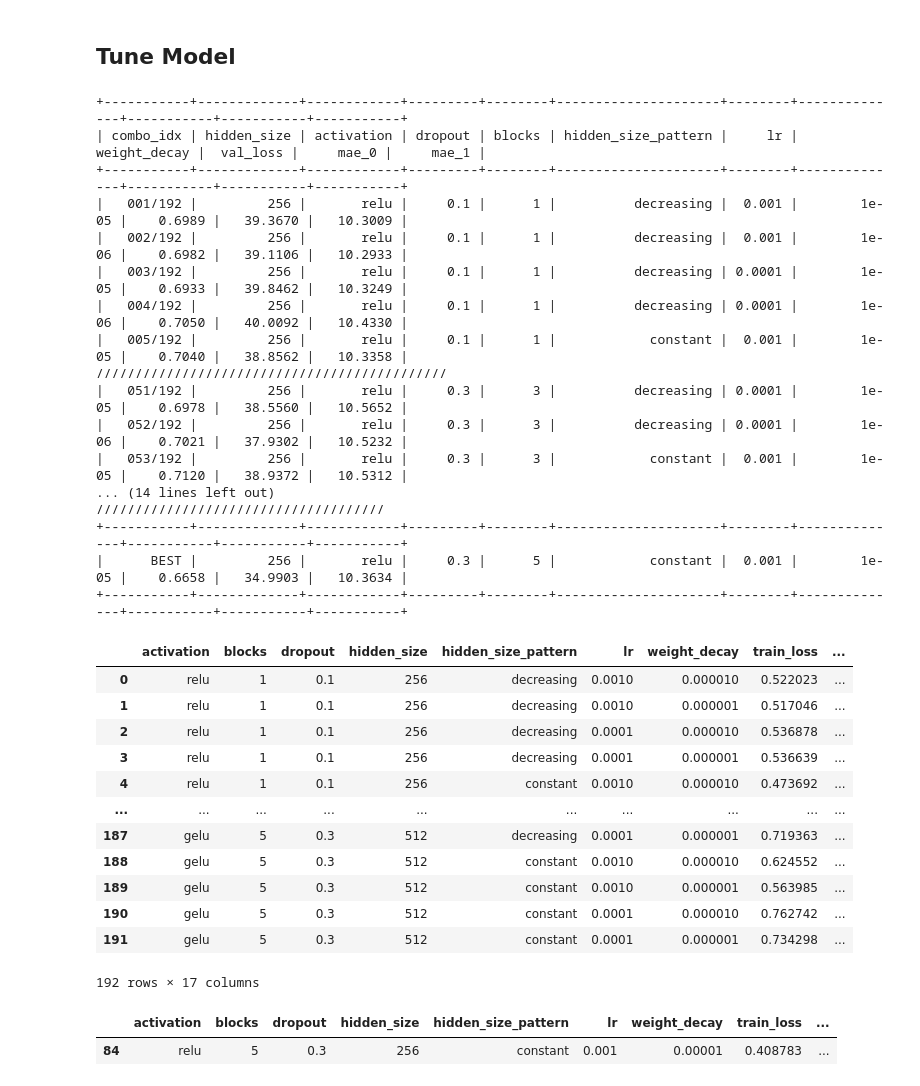
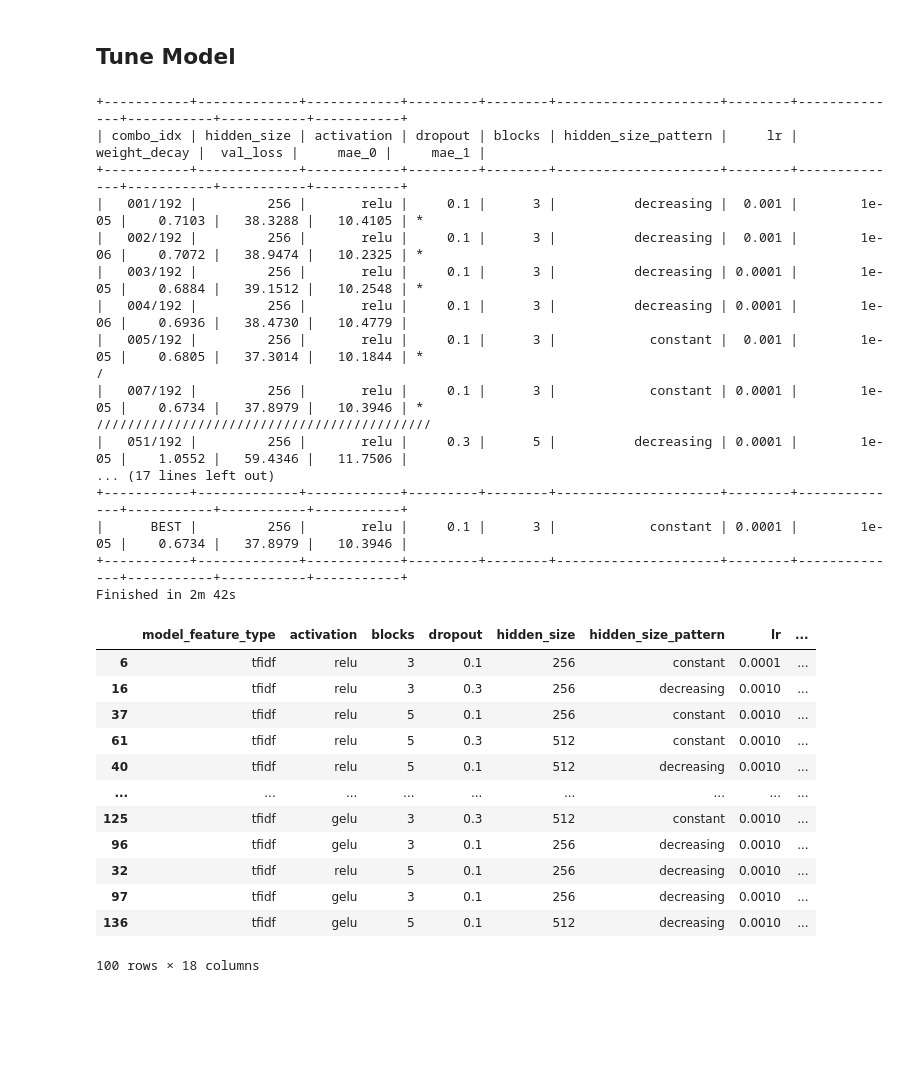
Before and after one commit to dimitris-kr/AgoraPottery, a Jupyter notebook: 02_chronology_prediction/NN/regression/02_model_tuning.ipynb, the cells around one changed output. Drawn from its saved outputs; the diff is of its cells as text; code cells hidden in the pictures; blank space fills up the shorter version.

Commit message:
tuning / save and visualize results

```diff
--- a/02_chronology_prediction/NN/regression/02_model_tuning.ipynb
+++ b/02_chronology_prediction/NN/regression/02_model_tuning.ipynb
@@ -79,7 +82,7 @@ param_grid = {
     # "dropout": [0, 0.1, 0.3, 0.5],
     "dropout": [0.1, 0.3],
     # "blocks": [1, 2, 3, 5, 10],
-    "blocks": [1, 3, 5],
+    "blocks": [3, 5, 10],
     "hidden_size_pattern": ["decreasing", "constant"],
 
     # Training Params
@@ -91,42 +97,55 @@ param_grid = {
 # %%
-results, best_result = tune(param_grid, [X_dim["tfidf"]], y_dim, loaders["train"]["tfidf"], loaders["val"]["tfidf"], criterion, metrics, device, ["mae"], y_scaler, chronology_target="years")
+feature_type = "tfidf"
+hp_result, hp_history = tune(
+    param_grid,
+    [X_dim[feature_type]],
+    y_dim,
+    loaders["train"][feature_type],
+    loaders["val"][feature_type],
+    criterion,
+    metrics,
+    device,
+    y_scaler,
+    log_metrics=["mae"],
+    chronology_target="years"
+)
+
+hp_results[feature_type] = hp_result
+
+hp_history.insert(0, 'model_feature_type', feature_type)
+hp_histories += [hp_history]
 # %% [output]
 +-----------+-------------+------------+---------+--------+---------------------+--------+--------------+-----------+-----------+-----------+
 | combo_idx | hidden_size | activation | dropout | blocks | hidden_size_pattern |     lr | weight_decay |  val_loss |     mae_0 |     mae_1 |
 +-----------+-------------+------------+---------+--------+---------------------+--------+--------------+-----------+-----------+-----------+
-|   001/192 |         256 |       relu |     0.1 |      1 |          decreasing |  0.001 |        1e-05 |    0.6989 |   39.3670 |   10.3009 |
-|   002/192 |         256 |       relu |     0.1 |      1 |          decreasing |  0.001 |        1e-06 |    0.6982 |   39.1106 |   10.2933 |
-|   003/192 |         256 |       relu |     0.1 |      1 |          decreasing | 0.0001 |        1e-05 |    0.6933 |   39.8462 |   10.3249 |
-|   004/192 |         256 |       relu |     0.1 |      1 |          decreasing | 0.0001 |        1e-06 |    0.7050 |   40.0092 |   10.4330 |
-|   005/192 |         256 |       relu |     0.1 |      1 |            constant |  0.001 |        1e-05 |    0.7040 |   38.8562 |   10.3358 |
-/////////////////////////////////////////////
-|   051/192 |         256 |       relu |     0.3 |      3 |          decreasing | 0.0001 |        1e-05 |    0.6978 |   38.5560 |   10.5652 |
-|   052/192 |         256 |       relu |     0.3 |      3 |          decreasing | 0.0001 |        1e-06 |    0.7021 |   37.9302 |   10.5232 |
-|   053/192 |         256 |       relu |     0.3 |      3 |            constant |  0.001 |        1e-05 |    0.7120 |   38.9372 |   10.5312 |
-... (14 lines left out)
-/////////////////////////////////////
+|   001/192 |         256 |       relu |     0.1 |      3 |          decreasing |  0.001 |        1e-05 |    0.7103 |   38.3288 |   10.4105 | *
+|   002/192 |         256 |       relu |     0.1 |      3 |          decreasing |  0.001 |        1e-06 |    0.7072 |   38.9474 |   10.2325 | *
+|   003/192 |         256 |       relu |     0.1 |      3 |          decreasing | 0.0001 |        1e-05 |    0.6884 |   39.1512 |   10.2548 | *
+|   004/192 |         256 |       relu |     0.1 |      3 |          decreasing | 0.0001 |        1e-06 |    0.6936 |   38.4730 |   10.4779 |
+|   005/192 |         256 |       relu |     0.1 |      3 |            constant |  0.001 |        1e-05 |    0.6805 |   37.3014 |   10.1844 | *
+/
+|   007/192 |         256 |       relu |     0.1 |      3 |            constant | 0.0001 |        1e-05 |    0.6734 |   37.8979 |   10.3946 | *
+///////////////////////////////////////////
+|   051/192 |         256 |       relu |     0.3 |      5 |          decreasing | 0.0001 |        1e-05 |    1.0552 |   59.4346 |   11.7506 |
+... (17 lines left out)
 +-----------+-------------+------------+---------+--------+---------------------+--------+--------------+-----------+-----------+-----------+
-|      BEST |         256 |       relu |     0.3 |      5 |            constant |  0.001 |        1e-05 |    0.6658 |   34.9903 |   10.3634 |
+|      BEST |         256 |       relu |     0.1 |      3 |            constant | 0.0001 |        1e-05 |    0.6734 |   37.8979 |   10.3946 |
 +-----------+-------------+------------+---------+--------+---------------------+--------+--------------+-----------+-----------+-----------+
+Finished in 2m 42s
-# %%
-results
-# %% [output]
-|  | activation | blocks | dropout | hidden_size | hidden_size_pattern | lr | weight_decay | train_loss | ... |
-| 0 | relu | 1 | 0.1 | 256 | decreasing | 0.0010 | 0.000010 | 0.522023 | ... |
-| 1 | relu | 1 | 0.1 | 256 | decreasing | 0.0010 | 0.000001 | 0.517046 | ... |
-| 2 | relu | 1 | 0.1 | 256 | decreasing | 0.0001 | 0.000010 | 0.536878 | ... |
-| 3 | relu | 1 | 0.1 | 256 | decreasing | 0.0001 | 0.000001 | 0.536639 | ... |
-| 4 | relu | 1 | 0.1 | 256 | constant | 0.0010 | 0.000010 | 0.473692 | ... |
-| ... | ... | ... | ... | ... | ... | ... | ... | ... | ... |
-| 187 | gelu | 5 | 0.3 | 512 | decreasing | 0.0001 | 0.000001 | 0.719363 | ... |
-| 188 | gelu | 5 | 0.3 | 512 | constant | 0.0010 | 0.000010 | 0.624552 | ... |
-| 189 | gelu | 5 | 0.3 | 512 | constant | 0.0010 | 0.000001 | 0.563985 | ... |
-| 190 | gelu | 5 | 0.3 | 512 | constant | 0.0001 | 0.000010 | 0.762742 | ... |
-| 191 | gelu | 5 | 0.3 | 512 | constant | 0.0001 | 0.000001 | 0.734298 | ... |
-192 rows × 17 columns
 # %%
-results.sort_values("val_loss").head(1)
+hp_history.sort_values("val_loss").head(100)
 # %% [output]
-|  | activation | blocks | dropout | hidden_size | hidden_size_pattern | lr | weight_decay | train_loss | ... |
-| 84 | relu | 5 | 0.3 | 256 | constant | 0.001 | 0.00001 | 0.408783 | ... |
+|  | model_feature_type | activation | blocks | dropout | hidden_size | hidden_size_pattern | lr | ... |
+| 6 | tfidf | relu | 3 | 0.1 | 256 | constant | 0.0001 | ... |
+| 16 | tfidf | relu | 3 | 0.3 | 256 | decreasing | 0.0010 | ... |
+| 37 | tfidf | relu | 5 | 0.1 | 256 | constant | 0.0010 | ... |
+| 61 | tfidf | relu | 5 | 0.3 | 512 | constant | 0.0010 | ... |
+| 40 | tfidf | relu | 5 | 0.1 | 512 | decreasing | 0.0010 | ... |
+| ... | ... | ... | ... | ... | ... | ... | ... | ... |
+| 125 | tfidf | gelu | 3 | 0.3 | 512 | constant | 0.0010 | ... |
+| 96 | tfidf | gelu | 3 | 0.1 | 256 | decreasing | 0.0010 | ... |
+| 32 | tfidf | relu | 5 | 0.1 | 256 | decreasing | 0.0010 | ... |
+| 97 | tfidf | gelu | 3 | 0.1 | 256 | decreasing | 0.0010 | ... |
+| 136 | tfidf | gelu | 5 | 0.1 | 512 | decreasing | 0.0010 | ... |
+100 rows × 18 columns
 # %%
```
Also changed, not shown: parts of 14 cells of this notebook, 4 other files.
